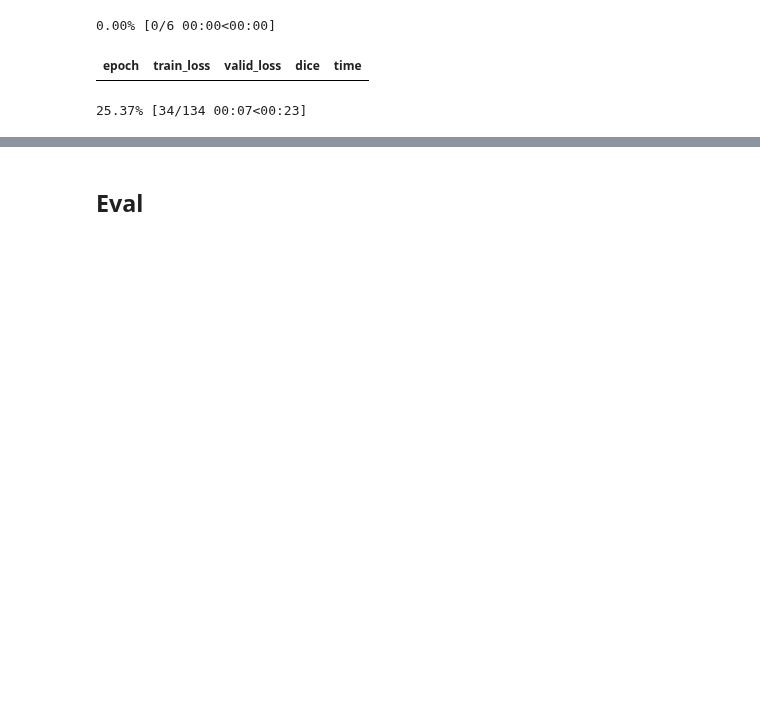
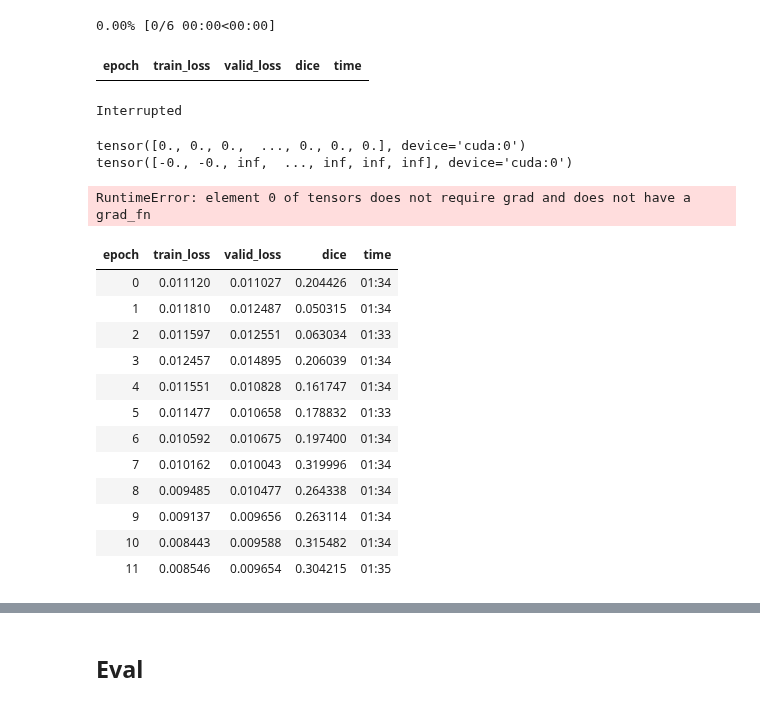
Before and after one commit to xiedidan/siim-pneumothorax, a Jupyter notebook: unet.ipynb, the cells around one changed output, grey strips where cells are left out. Cells and saved outputs as stored; diff of their text form; code cells hidden in the pictures; blank space fills up the shorter version.

```diff
--- a/unet.ipynb
+++ b/unet.ipynb
@@ -71,62 +66,64 @@ from fastai.layers import FlattenedLoss
 def one_hot_embedding(labels, num_classes):
     return torch.eye(num_classes)[labels.detach()].to(labels.device)
 
-# pred is one hot array, while tgt is just a mask
-
 class FocalLoss(nn.Module):
-    def __init__(self, num_classes, alpha=0.25, gamma=2., active_type='none'):
+    def __init__(self, num_classes, alpha=0.25, gamma=2.):
         super().__init__()
         self.num_classes = num_classes
         self.alpha = alpha
         self.gamma = gamma
-        self.active_type = active_type
 
+    # pred is flatten one hot array, while tgt is just a mask
     def forward(self, pred, tgt):
-        t = one_hot_embedding(tgt, self.num_classes)
-        t = t.transpose(-1, -1).contiguous().view(-1)
+        # t = one_hot_embedding(tgt, self.num_classes)
+        t = tgt.transpose(-1, -1).contiguous().view(-1).float()
 
-        x = F.log_softmax(pred)
+        x = torch.argmax(F.log_softmax(pred.view(-1, 2), dim=-1), dim=-1).float()
+
         pt = x * t + (1 - x) * (1 - t)
-
-        w = self.get_weight(x, t)
+        at = self.alpha * t + (1 - self.alpha) * (1 - t)
+        w = at * (1 - pt).pow(self.gamma)
 
         l = -w * torch.log(pt)
-
+        print(l)
         return l.mean(dim=-1)
-
-    def get_weight(self, x, t):
-        with torch.no_grad():
-            if self.active_type == 'sigmoid':
-                p = x.sigmoid()
-            elif self.active_type == 'softmax':
-                p = x.softmax(dim=-1)
-            else:
-                p = x
-
-            pt = p * t + (1 - p) * (1 - t)
-            at = self.alpha * t + (1 - self.alpha) * (1 - t)
-
-            return at * (1 - pt).pow(self.gamma)
 
 def FocalFlat(*args, axis:int=-1, floatify:bool=False, **kwargs):
     return FlattenedLoss(FocalLoss, *args, axis=axis, floatify=floatify, is_2d=False, **kwargs)
 # %%
 # Create U-Net with a pretrained resnet34 as encoder
-learn = unet_learner(data, models.resnet34, metrics=[dice])
+learn = unet_learner(data, models.resnet34, loss_func=FocalFlat(2), metrics=[dice])
 # %%
 # Fit one cycle of 6 epochs with max lr of 1e-3
-learn.fit_one_cycle(6, slice(1e-3))
+learn.fit_one_cycle(6, slice(1e-4))
 # %% [output]
 0.00% [0/6 00:00<00:00]
 | epoch | train_loss | valid_loss | dice | time |
-25.37% [34/134 00:07<00:23]
+Interrupted
+tensor([0., 0., 0.,  ..., 0., 0., 0.], device='cuda:0')
+tensor([-0., -0., inf,  ..., inf, inf, inf], device='cuda:0')
+RuntimeError: element 0 of tensors does not require grad and does not have a grad_fn
 # %%
 # Unfreeze the encoder (resnet34)
 learn.unfreeze()
 
 from fastai.callbacks import *
 
 # Fit one cycle of 12 epochs
-lr = 1e-4
-learn.fit_one_cycle(45, slice(lr/30, lr), callbacks=[SaveModelCallback(learn, every='epoch', monitor='dice')])
+lr = 1e-3
+learn.fit_one_cycle(12, slice(lr/30, lr), callbacks=[SaveModelCallback(learn, every='epoch', monitor='dice')])
+# %% [output]
+| epoch | train_loss | valid_loss | dice | time |
+| 0 | 0.011120 | 0.011027 | 0.204426 | 01:34 |
+| 1 | 0.011810 | 0.012487 | 0.050315 | 01:34 |
+| 2 | 0.011597 | 0.012551 | 0.063034 | 01:33 |
+| 3 | 0.012457 | 0.014895 | 0.206039 | 01:34 |
+| 4 | 0.011551 | 0.010828 | 0.161747 | 01:34 |
+| 5 | 0.011477 | 0.010658 | 0.178832 | 01:33 |
+| 6 | 0.010592 | 0.010675 | 0.197400 | 01:34 |
+| 7 | 0.010162 | 0.010043 | 0.319996 | 01:34 |
+| 8 | 0.009485 | 0.010477 | 0.264338 | 01:34 |
+| 9 | 0.009137 | 0.009656 | 0.263114 | 01:34 |
+| 10 | 0.008443 | 0.009588 | 0.315482 | 01:34 |
+| 11 | 0.008546 | 0.009654 | 0.304215 | 01:35 |
 # %%
```
Also changed, not shown: parts of 13 cells of this notebook, 3 other files.
